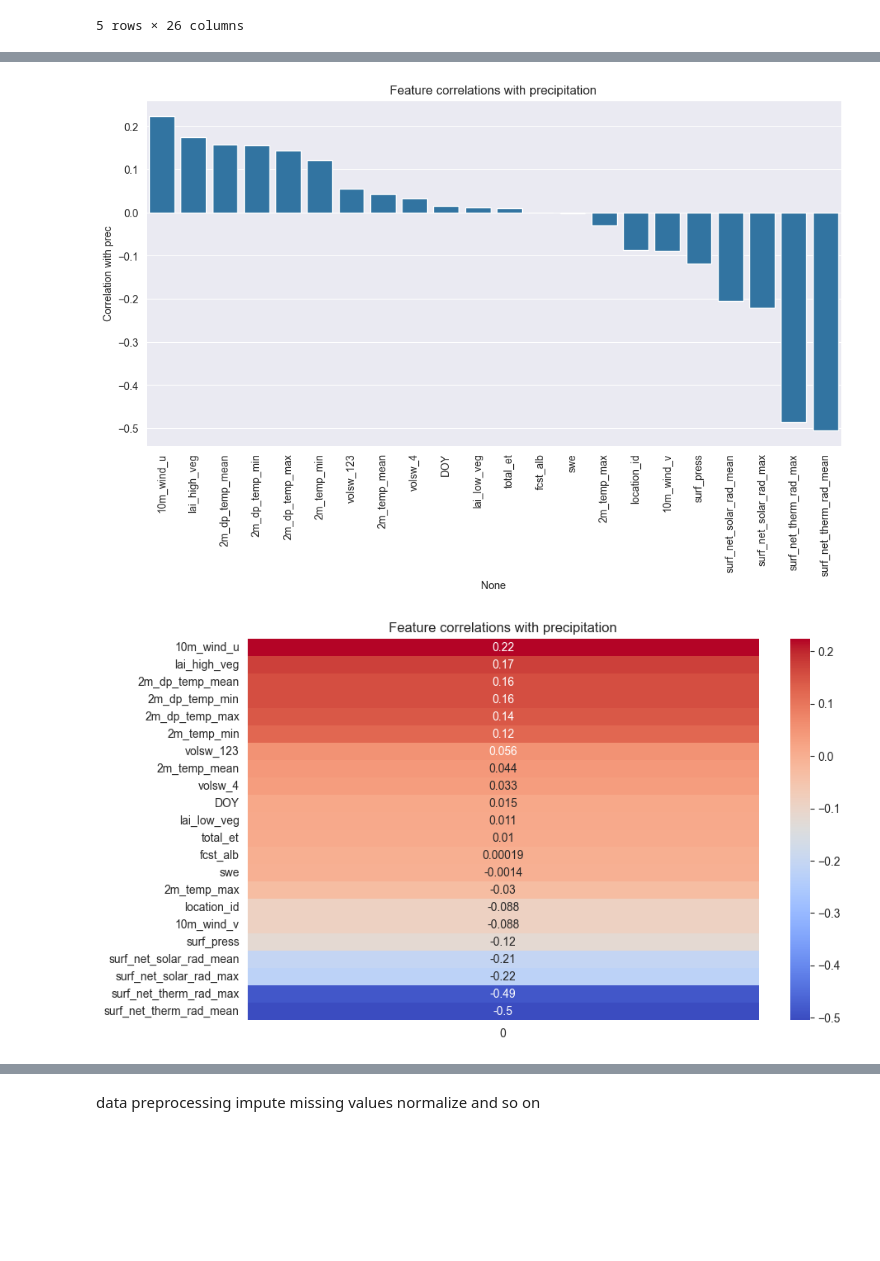
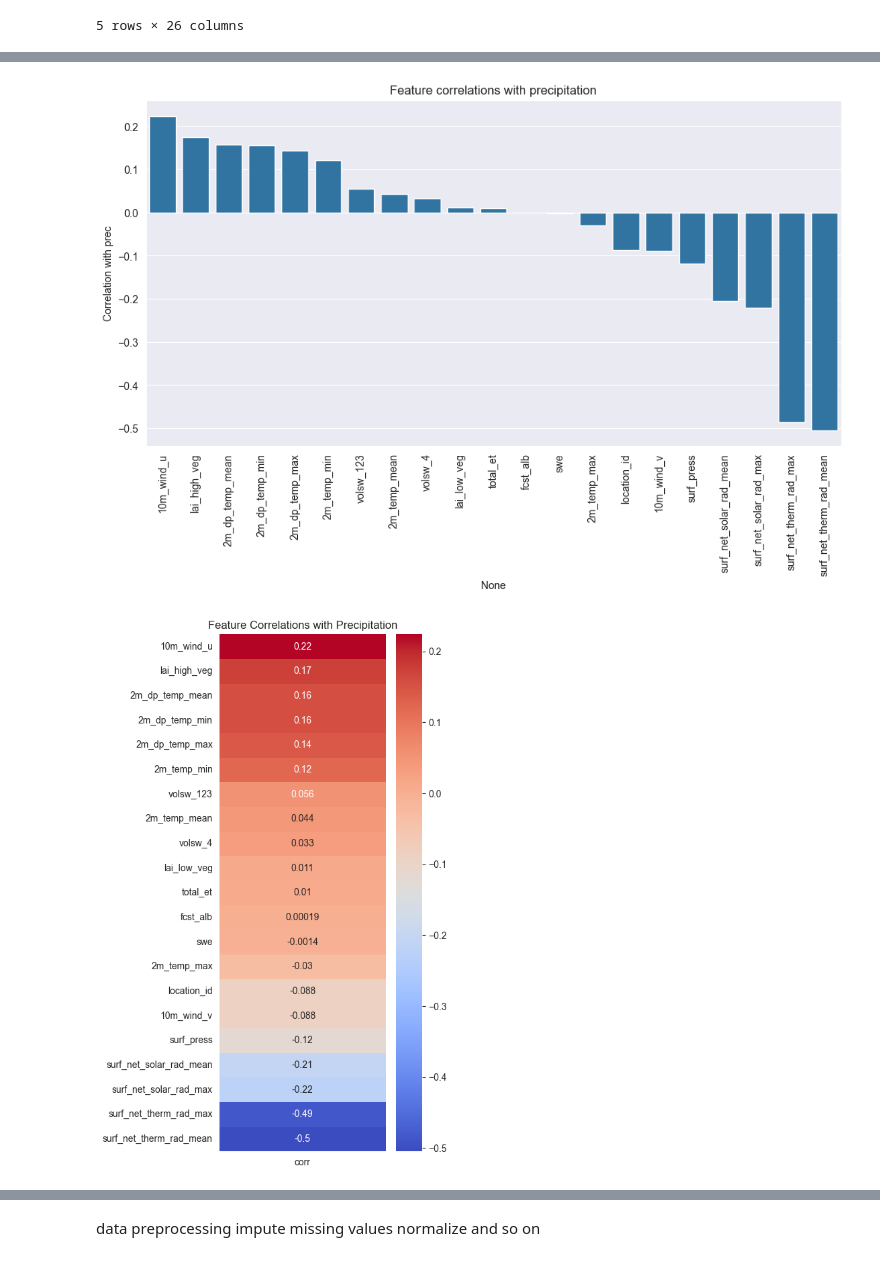
Before and after one commit to danielpuehringer/Assignment-2_Intro-comp-sust_climate-forecasting, a Jupyter notebook: data/preprocessing.ipynb, the cells around one changed output, grey strips where cells are left out. Cells and saved outputs as stored; diff of their text form; code cells hidden in the pictures; blank space fills up the shorter version.

```diff
--- a/data/preprocessing.ipynb
+++ b/data/preprocessing.ipynb
@@ -84,11 +84,23 @@ df_merged.head()
 5 rows × 26 columns
 # %%
 #TODO delete dates too ?
-print(df_merged)
 df_merged = df_merged.rename(columns={'YYYY':'year', 'MM':'month', 'DD':'day'})
-df_merged['date'] = pd.to_datetime(df_merged[['year','month','day']])
+df_merged['date'] = pd.to_datetime(
+    df_merged['year'].astype(str) + '-' +
+    df_merged['month'].astype(str) + '-' +
+    df_merged['day'].astype(str)
+)
 df_merged = df_merged.set_index('date')
-df_merged = df_merged.drop(columns=['year','month','day'])
+df_merged = df_merged.sort_values(['date', 'location_id']).reset_index(drop=True)
+
 target= df_merged['prec']
 features= df_merged.drop(columns=['prec'])
+features = features.reset_index()
+
+features = features.drop(columns=["year", "month", "day", "DOY", "index"])
+target = target.reset_index(drop=True)
+df_merged = df_merged.reset_index()
+
+
+df_merged
 # %% [output]
@@ -111,0 +130,4 @@ features= df_merged.drop(columns=['prec'])
+# %%
+constant_cols = [col for col in features.columns if features[col].nunique() == 1]
+print("Dropping constant columns:", constant_cols)
+features = features.drop(columns=constant_cols)
@@ -138,12 +169,12 @@ plt.ylabel("Correlation with prec")
 plt.title("Feature correlations with precipitation")
 plt.show()
 # %% [output]
-[figure, old version]
+[figure, new version]
 # %%
-plt.figure(figsize=(10,6))
-sns.heatmap(correlations.to_frame(), annot=True, cmap="coolwarm")
-plt.title("Feature correlations with precipitation")
+plt.figure(figsize=(4,10))
+sns.heatmap(correlations.to_frame(name="corr"), annot=True, cmap="coolwarm")
+plt.title("Feature Correlations with Precipitation")
 plt.show()
 # %% [output]
-[figure, old version]
+[figure, new version]
 # %%
```
Also changed, not shown: parts of 12 cells of this notebook, 2 other files.
